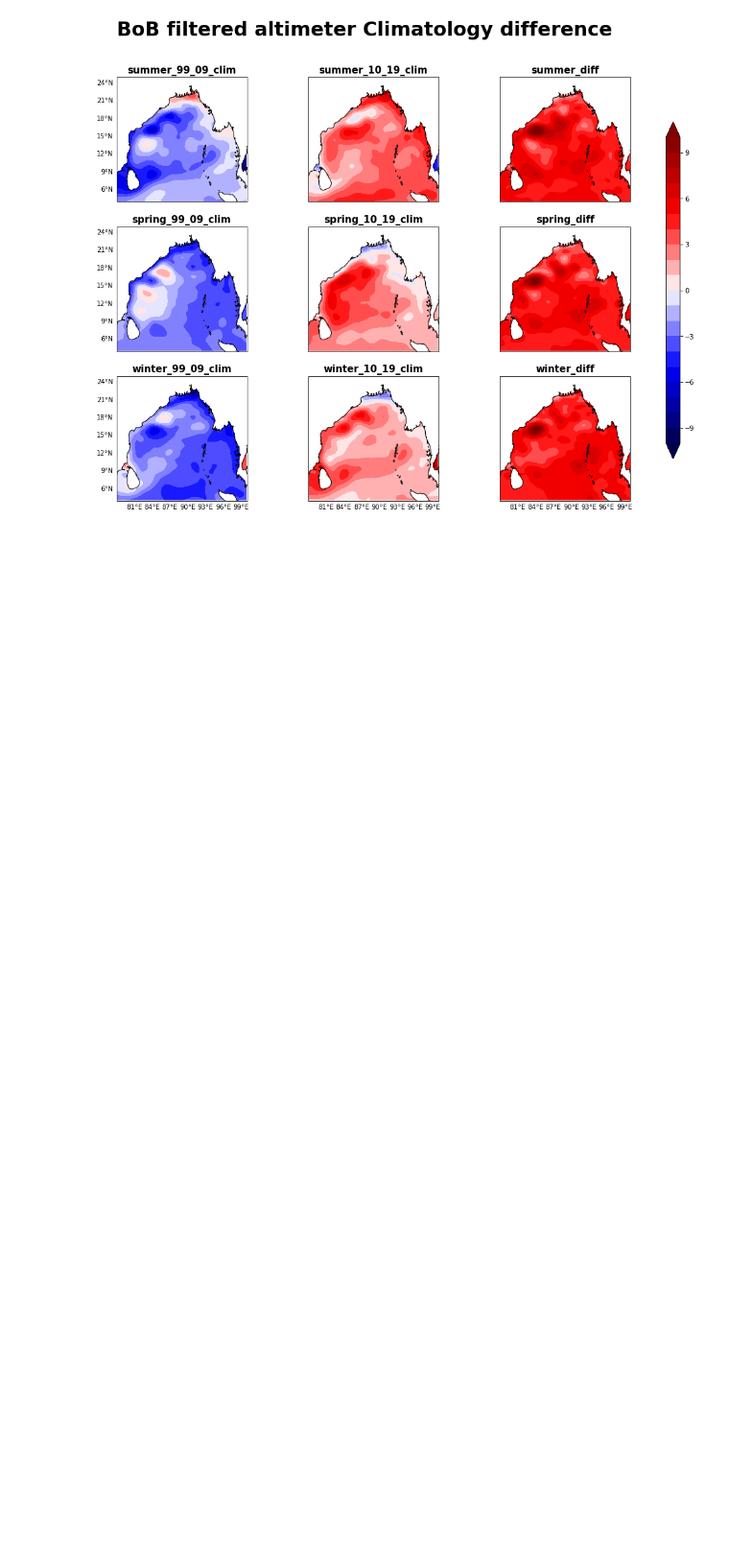
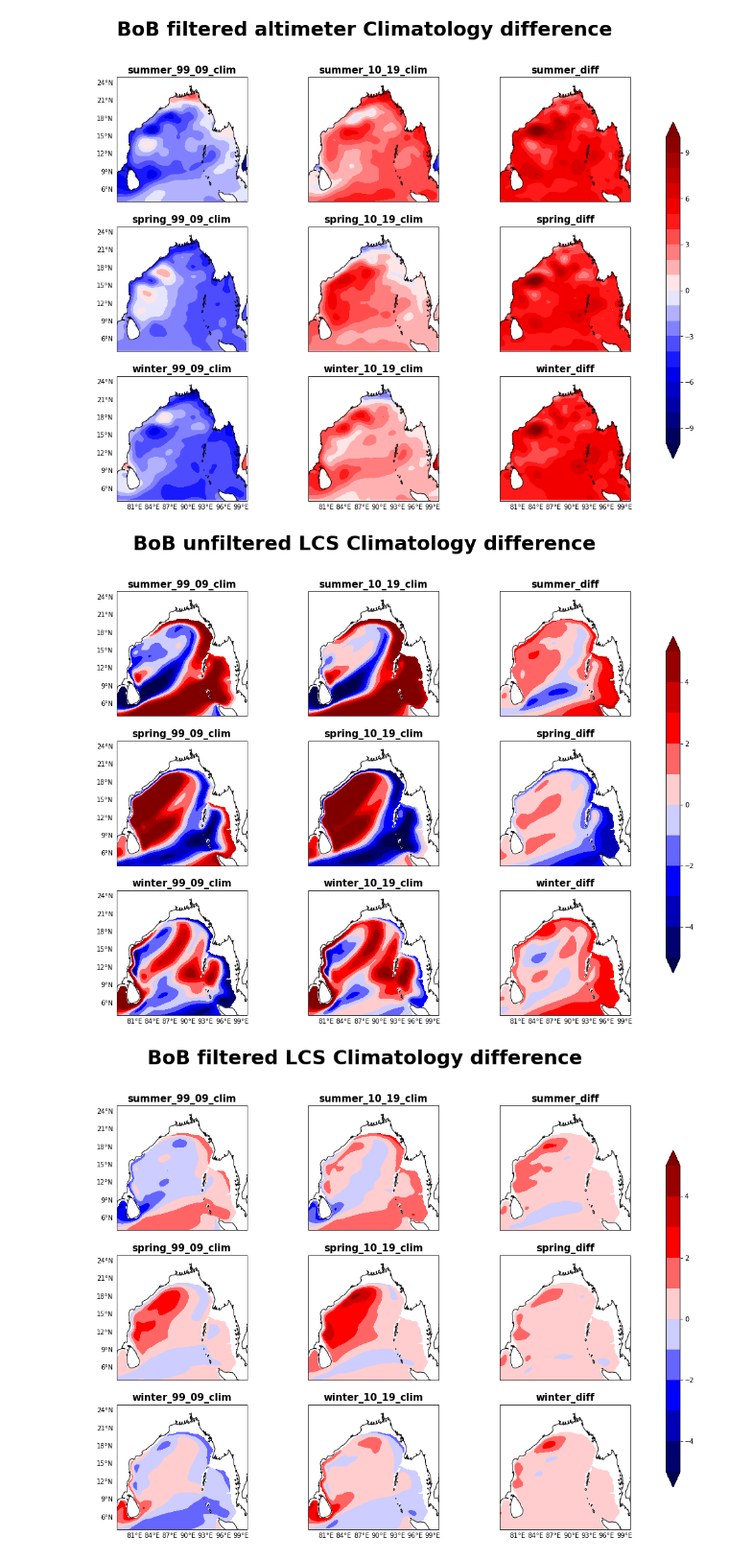
Before and after one commit to ghossh/BoB-Decadal-SLA, a Jupyter notebook: BoB_plots.ipynb, the cells around one changed output. Shown at 96% size. Cells and saved outputs as stored; diff of their text form; code cells hidden in the pictures; blank space fills up the shorter version.

```diff
--- a/BoB_plots.ipynb
+++ b/BoB_plots.ipynb
@@ -467,6 +470,7 @@ def clim_analysis(input_data,title,output):
     y_label=set([0,3,6])
     x_label=set([6,7,8])
     L2=[-10,-9,-8,-7,-6,-5,-4,-3,-2,-1,0,1,2,3,4,5,6,7,8,9,10]
+    L2=[-5,-4,-3,-2,-1,0,1,2,3,4,5]
     datasets=clim_data_making(input_data)
     for i,year in enumerate(datasets):
             data=datasets[year]
@@ -500,6 +504,12 @@ clim_analysis(BoB_altimeter_low.sla_low,'BoB filtered altimeter Climatology diff
 # %% [output]
 [figure]
 [figure]
+# %%
+clim_analysis(BoB_lcs,'BoB unfiltered LCS Climatology difference','BoB_unfiltered_LCS_clim_diff.jpg')
+clim_analysis(BoB_lcs_low,'BoB filtered LCS Climatology difference','BoB_filtered_LCS_clim_diff.jpg')
+# %% [output]
+[figure, added]
+[figure, added]
 # %%
 data=BoB_altimeter_low
 BoB_altimeter_low_clim_99_09 =data.sel(time=slice(
```
Also changed, not shown: parts of 5 cells of this notebook, 5 other files.
